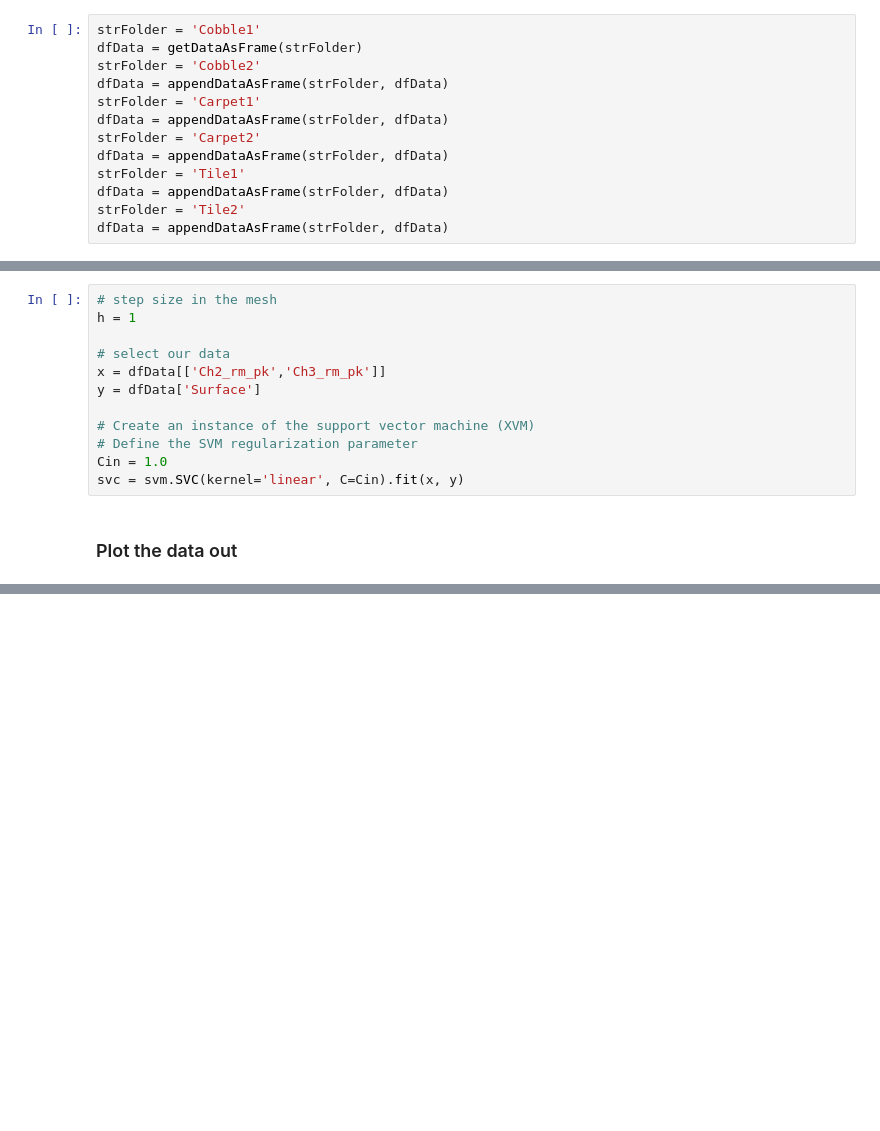
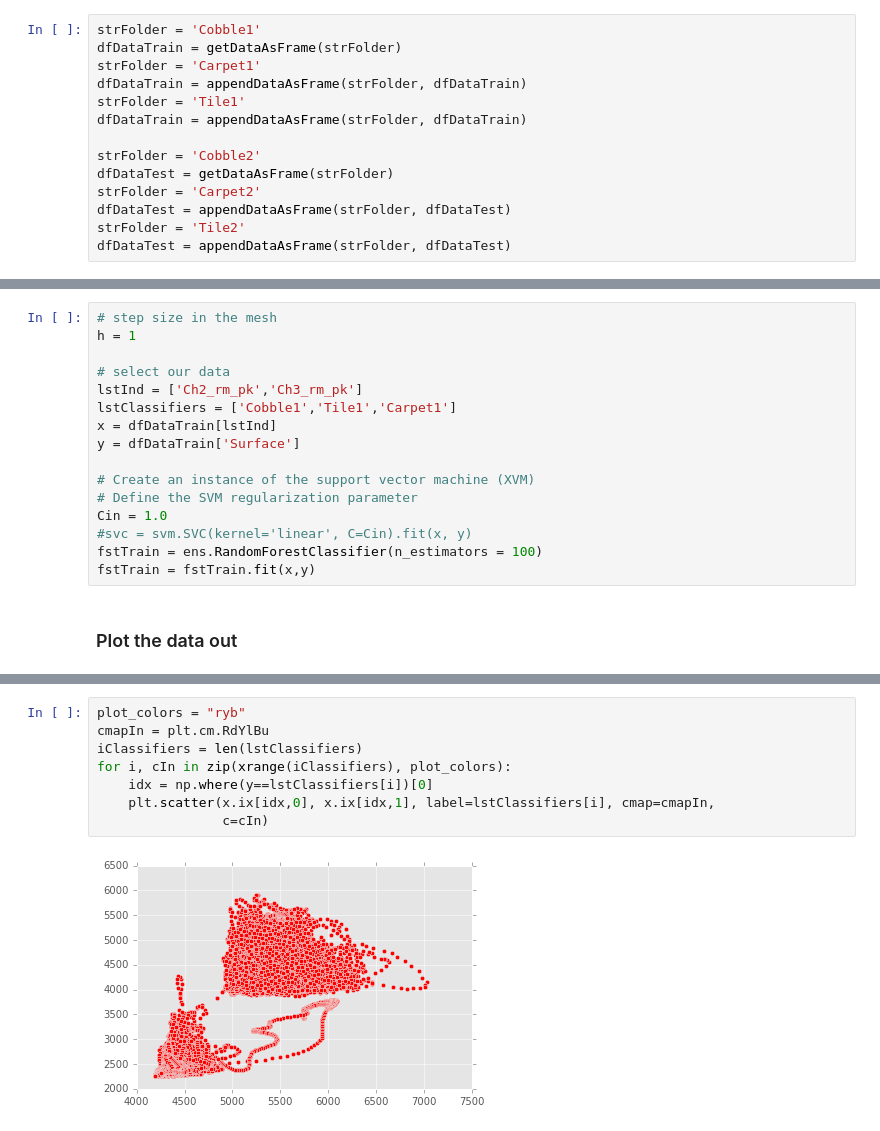
Before and after one commit to MoreCoffee12/AccelPlot, a Jupyter notebook: PythonScripts/ExploratoryAnalysis.ipynb, the cells around one changed output, grey strips where cells are left out. Cells and saved outputs as stored; diff of their text form; blank space fills up the shorter version.

Commit message:
Training: working on plots

```diff
--- a/PythonScripts/ExploratoryAnalysis.ipynb
+++ b/PythonScripts/ExploratoryAnalysis.ipynb
@@ -263,16 +264,17 @@ def plotCorrChannel(strChannel):
 # %%
 strFolder = 'Cobble1'
-dfData = getDataAsFrame(strFolder)
+dfDataTrain = getDataAsFrame(strFolder)
+strFolder = 'Carpet1'
+dfDataTrain = appendDataAsFrame(strFolder, dfDataTrain)
+strFolder = 'Tile1'
+dfDataTrain = appendDataAsFrame(strFolder, dfDataTrain)
+
 strFolder = 'Cobble2'
-dfData = appendDataAsFrame(strFolder, dfData)
-strFolder = 'Carpet1'
-dfData = appendDataAsFrame(strFolder, dfData)
+dfDataTest = getDataAsFrame(strFolder)
 strFolder = 'Carpet2'
-dfData = appendDataAsFrame(strFolder, dfData)
-strFolder = 'Tile1'
-dfData = appendDataAsFrame(strFolder, dfData)
+dfDataTest = appendDataAsFrame(strFolder, dfDataTest)
 strFolder = 'Tile2'
-dfData = appendDataAsFrame(strFolder, dfData)
+dfDataTest = appendDataAsFrame(strFolder, dfDataTest)
 # %% [markdown]
 ### Plot out the data
 # %%
@@ -346,13 +348,17 @@ plotCorrChannel(strChannel)
 h = 1
 
 # select our data
-x = dfData[['Ch2_rm_pk','Ch3_rm_pk']]
-y = dfData['Surface']
+lstInd = ['Ch2_rm_pk','Ch3_rm_pk']
+lstClassifiers = ['Cobble1','Tile1','Carpet1']
+x = dfDataTrain[lstInd]
+y = dfDataTrain['Surface']
 
 # Create an instance of the support vector machine (XVM)
 # Define the SVM regularization parameter
 Cin = 1.0
-svc = svm.SVC(kernel='linear', C=Cin).fit(x, y)
+#svc = svm.SVC(kernel='linear', C=Cin).fit(x, y)
+fstTrain = ens.RandomForestClassifier(n_estimators = 100)
+fstTrain = fstTrain.fit(x,y)
 # %% [markdown]
 ### Plot the data out
 # %%
@@ -363,0 +393,10 @@ xx, yy = np.meshgrid(np.arange(x_min, x_max, h),
+# %%
+plot_colors = "ryb"
+cmapIn = plt.cm.RdYlBu
+iClassifiers = len(lstClassifiers)
+for i, cIn in zip(xrange(iClassifiers), plot_colors):
+    idx = np.where(y==lstClassifiers[i])[0]
+    plt.scatter(x.ix[idx,0], x.ix[idx,1], label=lstClassifiers[i], cmap=cmapIn,
+                c=cIn)
+# %% [output]
+[figure, added]
```
Also changed, not shown: parts of 16 cells of this notebook.
